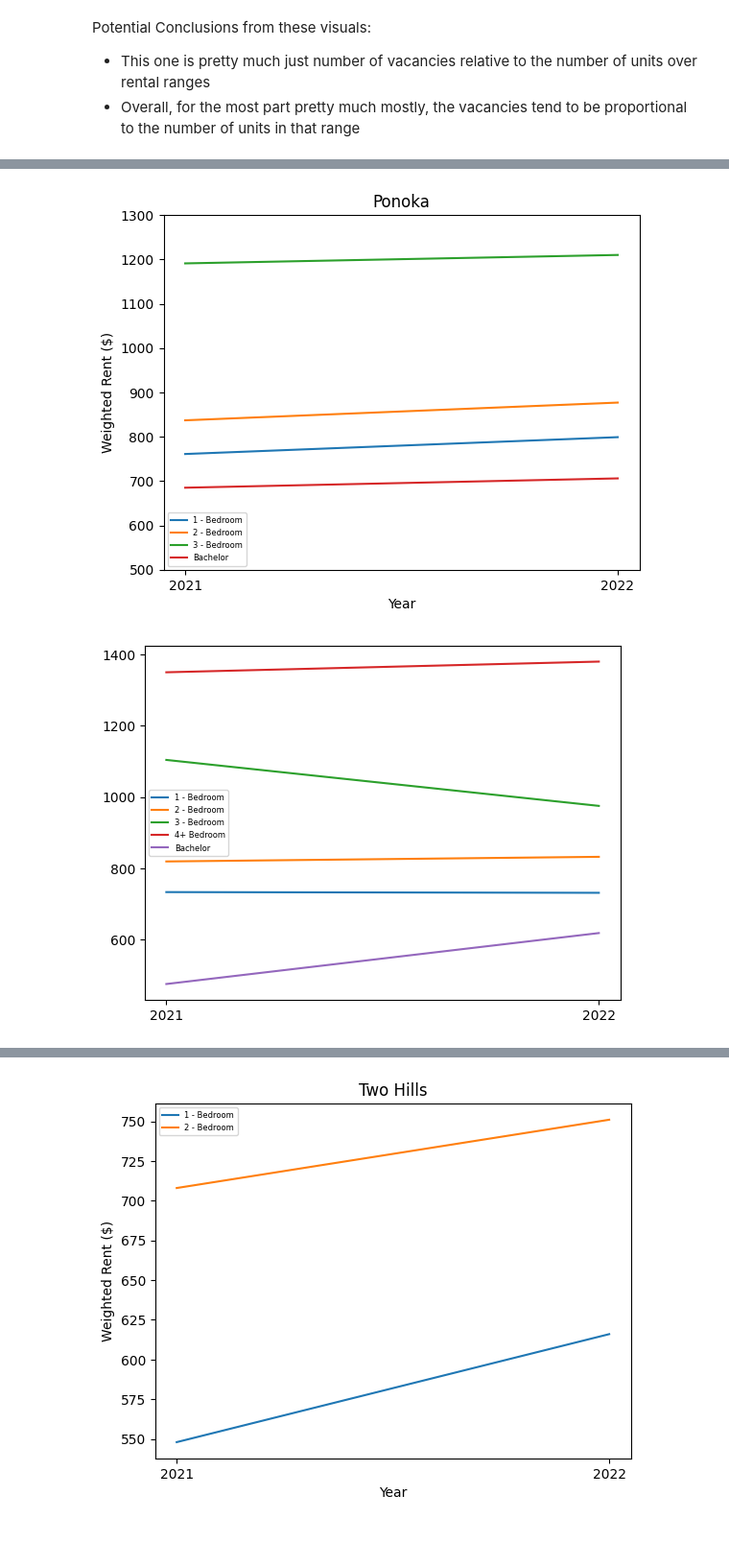
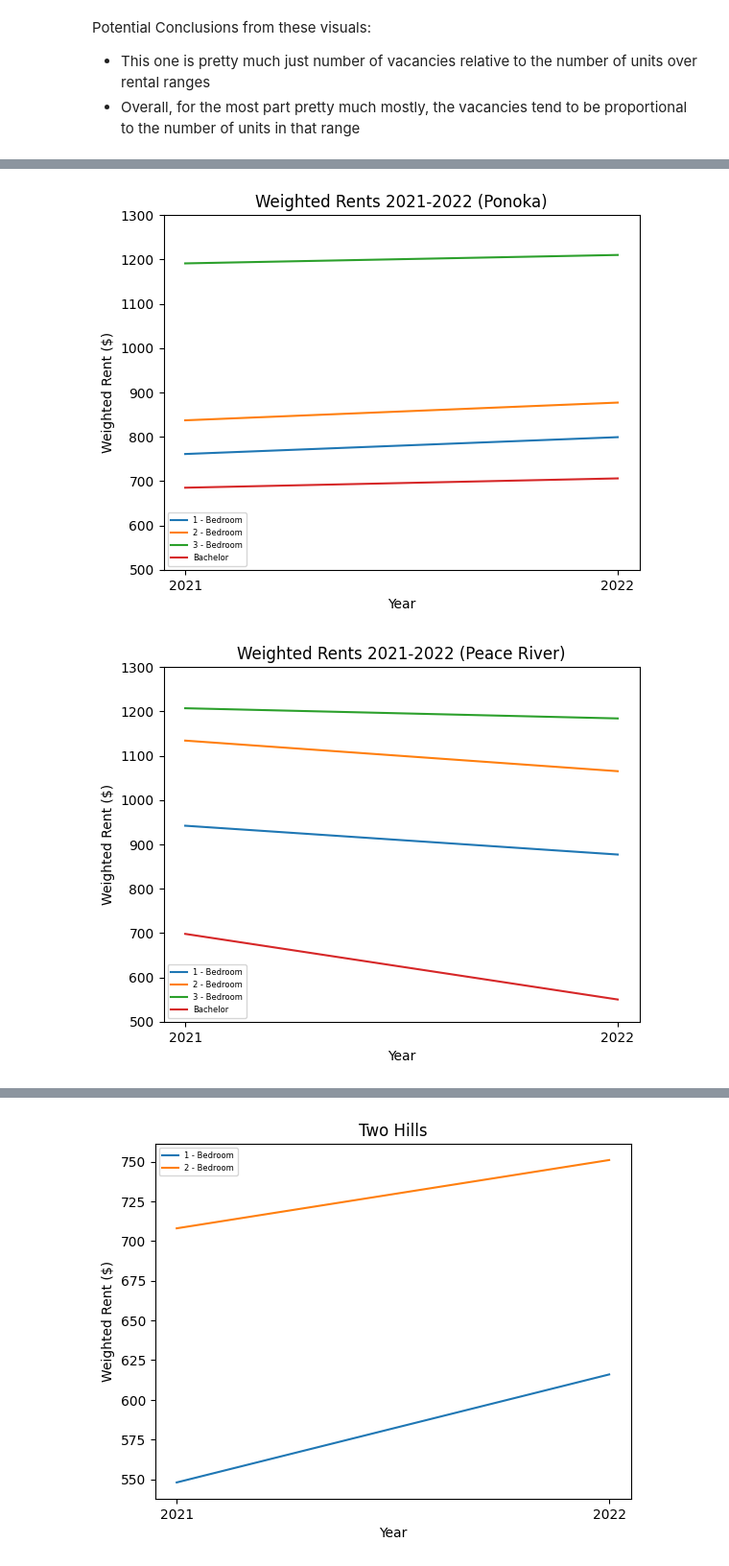
Before and after one commit to Mathemusician1729/DATA-221-Project, a Jupyter notebook: 221-Project.ipynb, the cells around one changed output, grey strips where cells are left out. Shown at 96% size. Cells and saved outputs as stored; diff of their text form; code cells hidden in the pictures; blank space fills up the shorter version.

Commit message:
presentation graphs finalized

```diff
--- a/221-Project.ipynb
+++ b/221-Project.ipynb
@@ -207,12 +207,12 @@ Potential Conclusions from these visuals:
 - Overall, for the most part pretty much mostly, the vacancies tend to be proportional to the number of units in that range
 # %%
 # Drayton Valley, McLennan, Two Hills, Slave Lake
-sample_smalltowns = ["Ponoka","Rocky Mountain House", "Millet", "Two Hills","Slave Lake"]
+sample_smalltowns = ["Ponoka","Peace River", "Millet", "Two Hills","Slave Lake"] #
 costs_smalltowns = table8[table8["Community"].isin(sample_smalltowns)]
 vacancy_smalltowns = table6[table6["Community"].isin(sample_smalltowns)]
 
 ponoka = costs_smalltowns[costs_smalltowns["Community"] == "Ponoka"]
-fortmac = costs_smalltowns[costs_smalltowns["Community"] == "Vegreville"]
+fortmac = costs_smalltowns[costs_smalltowns["Community"] == "Peace River"]
 ray = costs_smalltowns[costs_smalltowns["Community"] == "Millet"]
 two_hills = costs_smalltowns[costs_smalltowns["Community"] == "Two Hills"]
 did = costs_smalltowns[costs_smalltowns["Community"] == "Slave Lake"]
@@ -228,22 +250,26 @@ for i in range(len(ponoka.index)):
     plt.plot(["2021", "2022"], ponoka_rents.iloc[i], label=ponoka["Unit Type"].iloc[i])
 
 plt.ylim(500, 1300)
-plt.title("Ponoka")
+plt.title("Weighted Rents 2021-2022 (Ponoka)")
 plt.xlabel("Year")
 plt.ylabel("Weighted Rent ($)")
 plt.legend(prop={'size': 6})
 plt.show()
 # %% [output]
-[figure, old version]
+[figure, new version]
 # %%
 # decreasing trend example
 for i in range(len(fortmac.index)):
     plt.plot(["2021", "2022"], fortmac_rents.iloc[i], label=fortmac["Unit Type"].iloc[i])
 
+plt.ylim(500, 1300)
+plt.title("Weighted Rents 2021-2022 (Peace River)")
+plt.xlabel("Year")
+plt.ylabel("Weighted Rent ($)")
 plt.legend(prop={'size': 6})
 plt.show()
 # %% [output]
-[figure, old version]
+[figure, new version]
 # %%
 # barely any housing units example
 for i in range(len(ray.index)):
```
Also changed, not shown: parts of 7 cells of this notebook.
